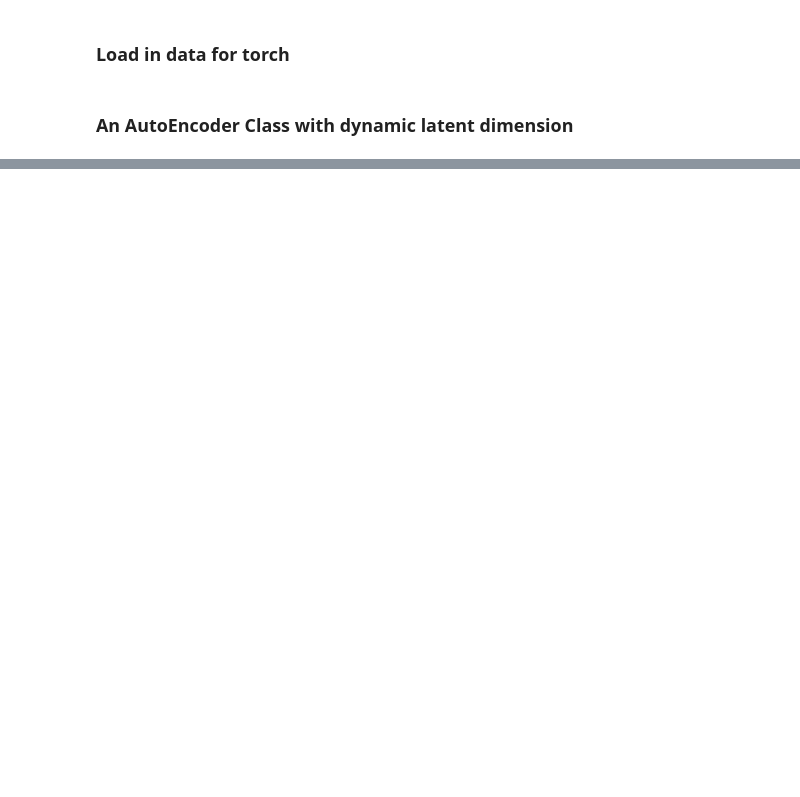
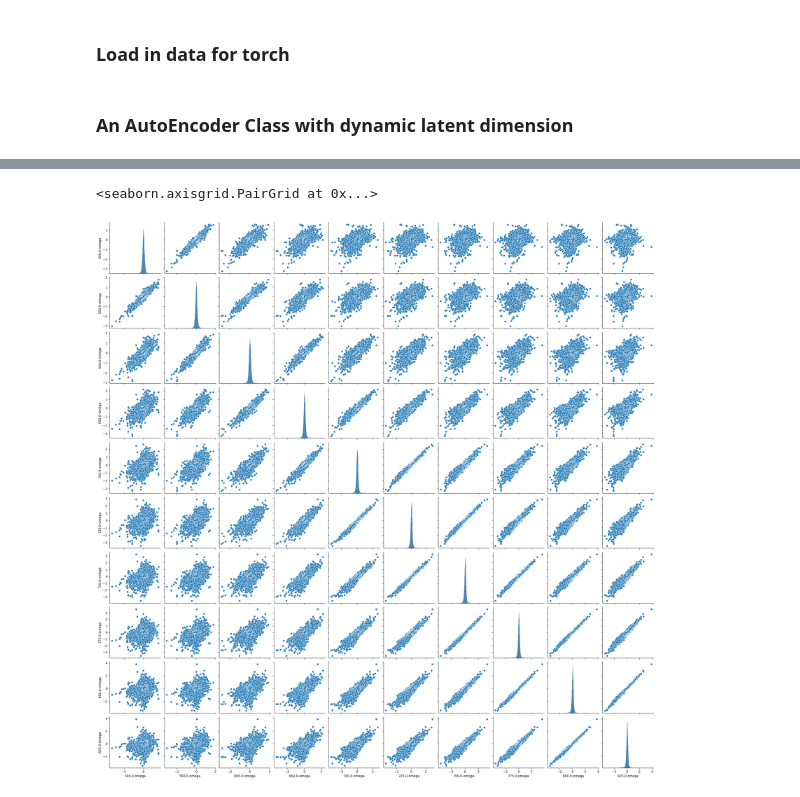
Before and after one commit to cloud-seeding/fire-regimes, a Jupyter notebook: notebooks/AE.ipynb, the cells around one changed output, grey strips where cells are left out. Saved outputs shown, nothing was run; the diff lists cells and outputs as text; code cells hidden in the pictures; blank space fills up the shorter version.

```diff
--- a/notebooks/AE.ipynb
+++ b/notebooks/AE.ipynb
@@ -14,15 +49,27 @@ import pingouin as pg
 # %%
-data = pd.read_csv('~/Desktop/columbia/capstone/fire-regimes/data/merged_output.csv').drop(columns=['id1','id2','time','x','y'])
+# data = pd.read_csv('~/Desktop/columbia/capstone/fire-regimes/data/positives-with-meta.csv').drop(columns=['id1','id2','time','x','y'])
 
-df_dedup = data.groupby(['source_file','level'], as_index=False).mean()
-df_pivoted = df_dedup.set_index(['source_file', 'level']).unstack('level')
-df_pivoted.columns = [f'{level}-{var}' for var, level in df_pivoted.columns]
+# df_dedup = data.groupby(['source_file','level'], as_index=False).mean()
+# df_pivoted = df_dedup.set_index(['source_file', 'level']).unstack('level')
+# df_pivoted.columns = [f'{level}-{var}' for var, level in df_pivoted.columns]
 
-X = df_pivoted[~np.isnan(df_pivoted).any(axis=1)]
+data = pd.read_csv('~/Desktop/columbia/capstone/fire-regimes/data/posneg.csv')
+Y = data.apply(
+    lambda row: calculate_haines_index(
+        row['500.0-air'],
+        row['700.0-air'],
+        row['700.0-shum']
+    ),
+    axis=1
+).to_numpy()
+
+data = data[~np.isnan(data).any(axis=1)].drop(columns=['fire'])
 
 scaler = StandardScaler()
-scaler.fit(X)
-X = scaler.transform(X)
+scaled_data = scaler.fit_transform(data)
+
+X = data[~(np.abs(scaled_data) > 10).any(axis=1)]
+X = scaler.fit_transform(X)
 # %% [markdown]
 ### Load in data for torch
 # %% [markdown]
@@ -173,0 +207,5 @@ sns.pairplot(pd.DataFrame(l))
+# %%
+sns.pairplot(data.iloc[:,70:80])
+# %% [output]
+<seaborn.axisgrid.PairGrid at 0x...>
+[figure, added]
```
Also changed, not shown: parts of 14 cells of this notebook, 2 other files.
